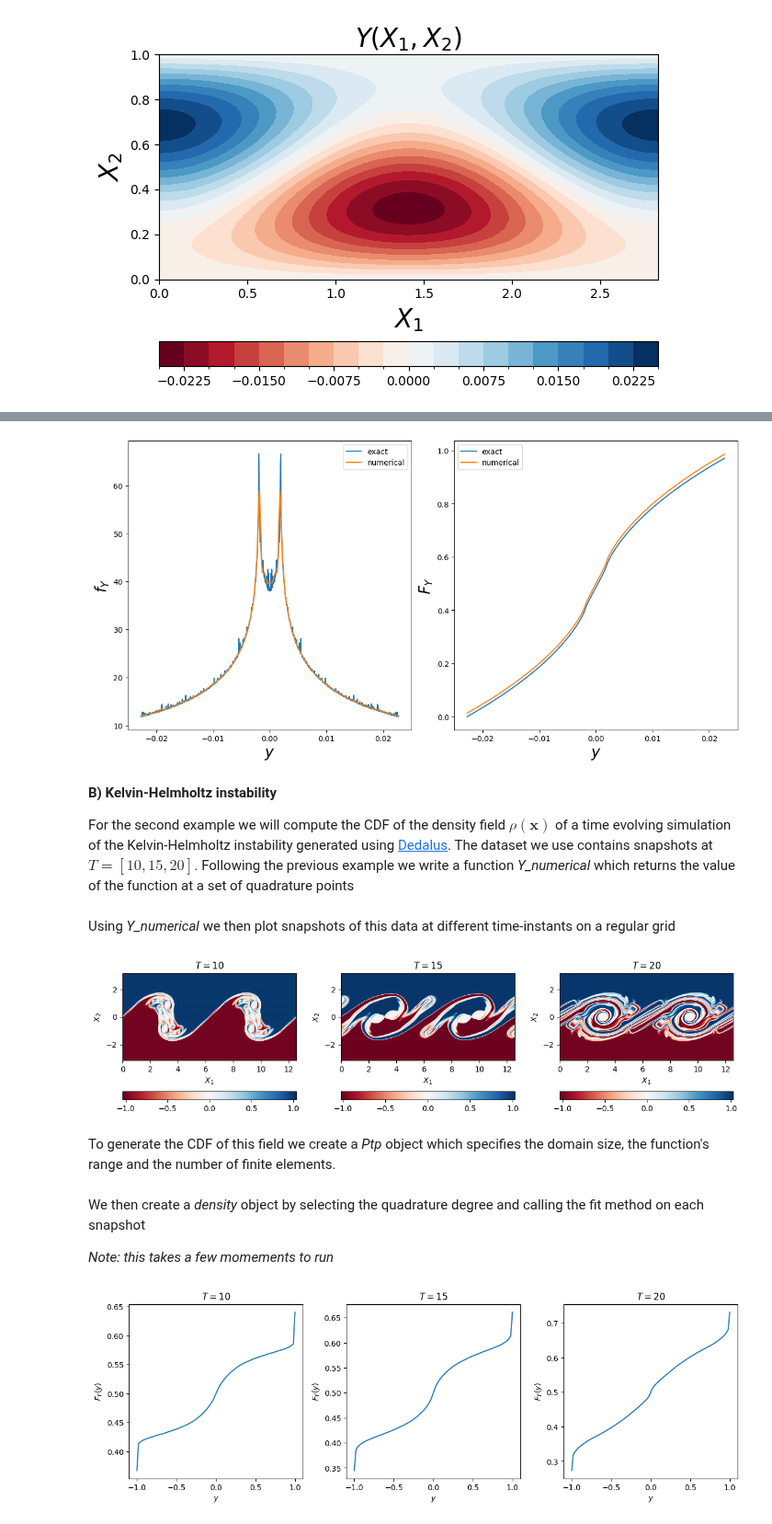
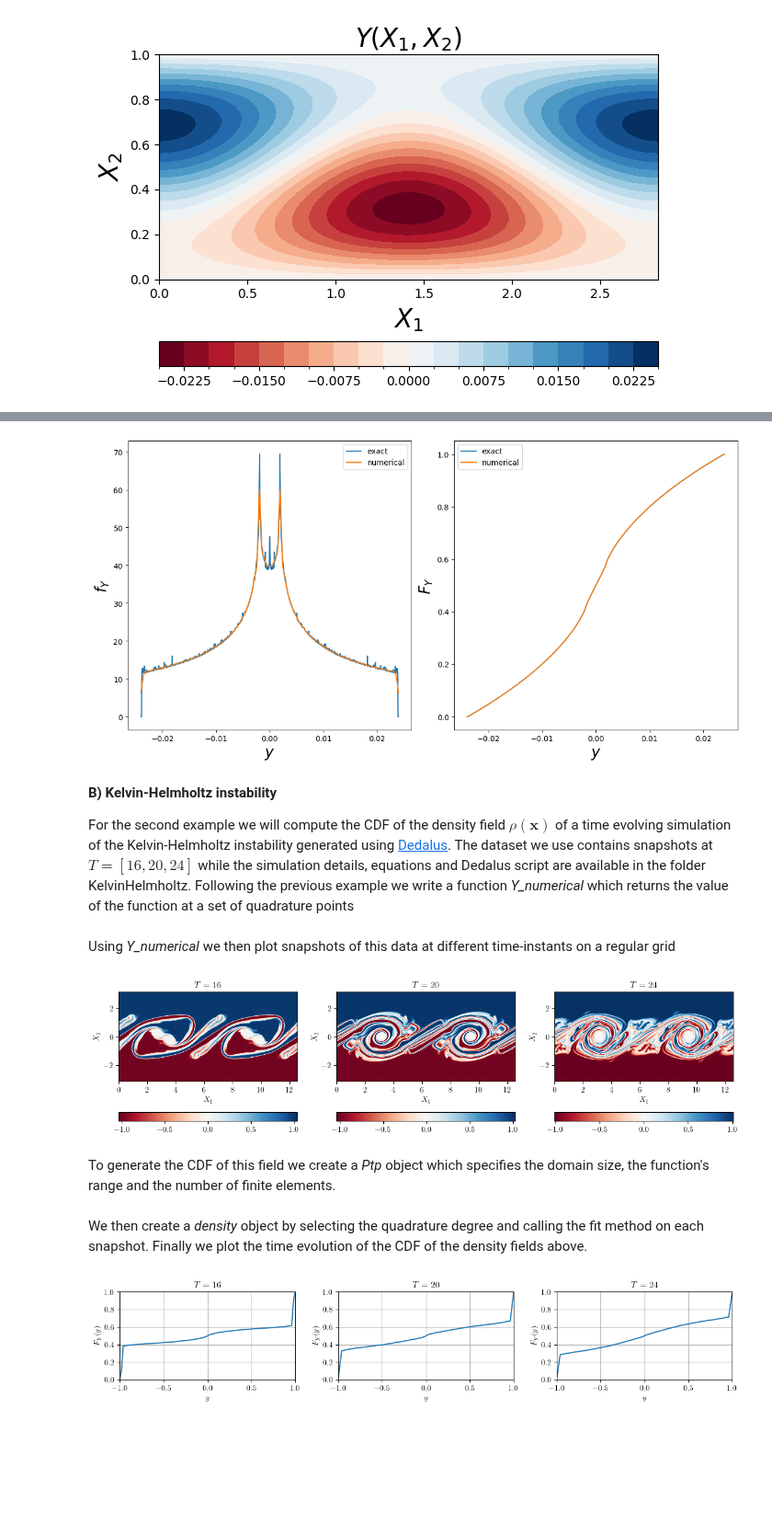
Before and after one commit to D-stratify/Numdf, a Jupyter notebook: notebooks/example_notebooks/Example_2_numerical_functions.ipynb, the cells around one changed output, grey strips where cells are left out. Shown at 92% size. Cells and saved outputs as stored; diff of their text form; code cells hidden in the pictures; blank space fills up the shorter version.

```diff
--- a/notebooks/example_notebooks/Example_2_numerical_functions.ipynb
+++ b/notebooks/example_notebooks/Example_2_numerical_functions.ipynb
@@ -83,5 +86,5 @@ To approximate the cdf of $Y(\mathbf{x})$ using CHIST we first create a *Ptp* ob
 # %%
-y_min = -2/(np.pi*r)
-y_max =  2/(np.pi*r)
+y_min = -0.024
+y_max =  0.024
 ptp = Ptp(Omega_X={'x1': (0, 2*np.pi/k), 'x2': (0, 1)}, Omega_Y={'Y': (y_min, y_max)}, n_elements=100)
 # %% [markdown]
@@ -139,20 +142,21 @@ ax[1].plot(y,F,label='exact')
 ax[1].plot(y,F_num,label='numerical')
 ax[1].set_ylabel(r'$F_Y$',fontsize=20)
 ax[1].set_xlabel(r'$y$',fontsize=20)
+
 ax[1].legend()
 
 plt.show()
 # %% [output]
-[figure, old version]
+[figure, new version]
 # %% [markdown]
 **B) Kelvin-Helmholtz instability**
 
-For the second example we will compute the CDF of the density field $\rho(\mathbf{x})$ of a time evolving simulation of the Kelvin-Helmholtz instability generated using [Dedalus](https://dedalus-project.org/). The dataset we use contains snapshots at $T=[10,15,20]$. Following the previous example we write a function *Y_numerical* which returns the value of the function at a set of quadrature points
+For the second example we will compute the CDF of the density field $\rho(\mathbf{x})$ of a time evolving simulation of the Kelvin-Helmholtz instability generated using [Dedalus](https://dedalus-project.org/). The dataset we use contains snapshots at $T=[16,20,24]$ while the simulation details, equations and Dedalus script are available in the folder KelvinHelmholtz. Following the previous example we write a function *Y_numerical* which returns the value of the function at a set of quadrature points
 # %%
 import h5py
 from scipy.interpolate import RegularGridInterpolator
 
-Times = [10 ,15 ,20]
+Times = [16, 20, 24]
 
 def Y_numerical(X, time=2):
     """Return Y(X)."""
@@ -188,34 +192,35 @@ for ax0,time in zip(ax, Times):
 fig.tight_layout()
 plt.show()
 # %% [output]
-[figure, old version]
+[figure, new version]
 # %% [markdown]
 To generate the CDF of this field we create a *Ptp* object which specifies the domain size, the function's range and the number of finite elements.
 # %%
-ptp = Ptp(Omega_X={'x1': (0, 4*np.pi), 'x2': (-np.pi, np.pi)}, Omega_Y={'Y': (-1, 1)}, n_elements=200)
+ptp = Ptp(Omega_X={'x1': (0, 4*np.pi), 'x2': (-np.pi, np.pi)}, Omega_Y={'Y': (-1,1)}, n_elements=50)
 # %% [markdown]
-We then create a *density* object by selecting the quadrature degree and calling the fit method on each snapshot
-
-*Note: this takes a few momements to run*
+We then create a *density* object by selecting the quadrature degree and calling the fit method on each snapshot. Finally we plot the time evolution of the CDF of the density fields above.
 # %%
-
 fig, ax = plt.subplots(ncols=3,figsize=(12,4))
 
 y = np.linspace(-1, 1, 10**2)
 
 for ax0,time in zip(ax, Times):
 
     Y = lambda X: Y_numerical(X,time=time)
-    density = ptp.fit(Y, quadrature_degree=1000)
+    density = ptp.fit(Y, quadrature_degree=500)
 
     F = np.asarray(density.cdf.at(y))
     ax0.plot(y,F)
+
     ax0.set_title(r'$T=%d$'%time)
+    ax0.set_ylabel(r'$F_Y(y)$')
     ax0.set_xlabel(r'$y$')
-    ax0.set_ylabel(r'$F_Y(y)$')
-    ax0.set_box_aspect(1)
+    ax0.set_ylim([0,1])
+    ax0.set_xlim([-1,1])
+    ax0.set_box_aspect(0.5)
+    ax0.grid()
 
 fig.tight_layout()
 plt.show()
 # %% [output]
-[figure, old version]
+[figure, new version]
```
Also changed, not shown: parts of 7 cells of this notebook, 17 other files.
